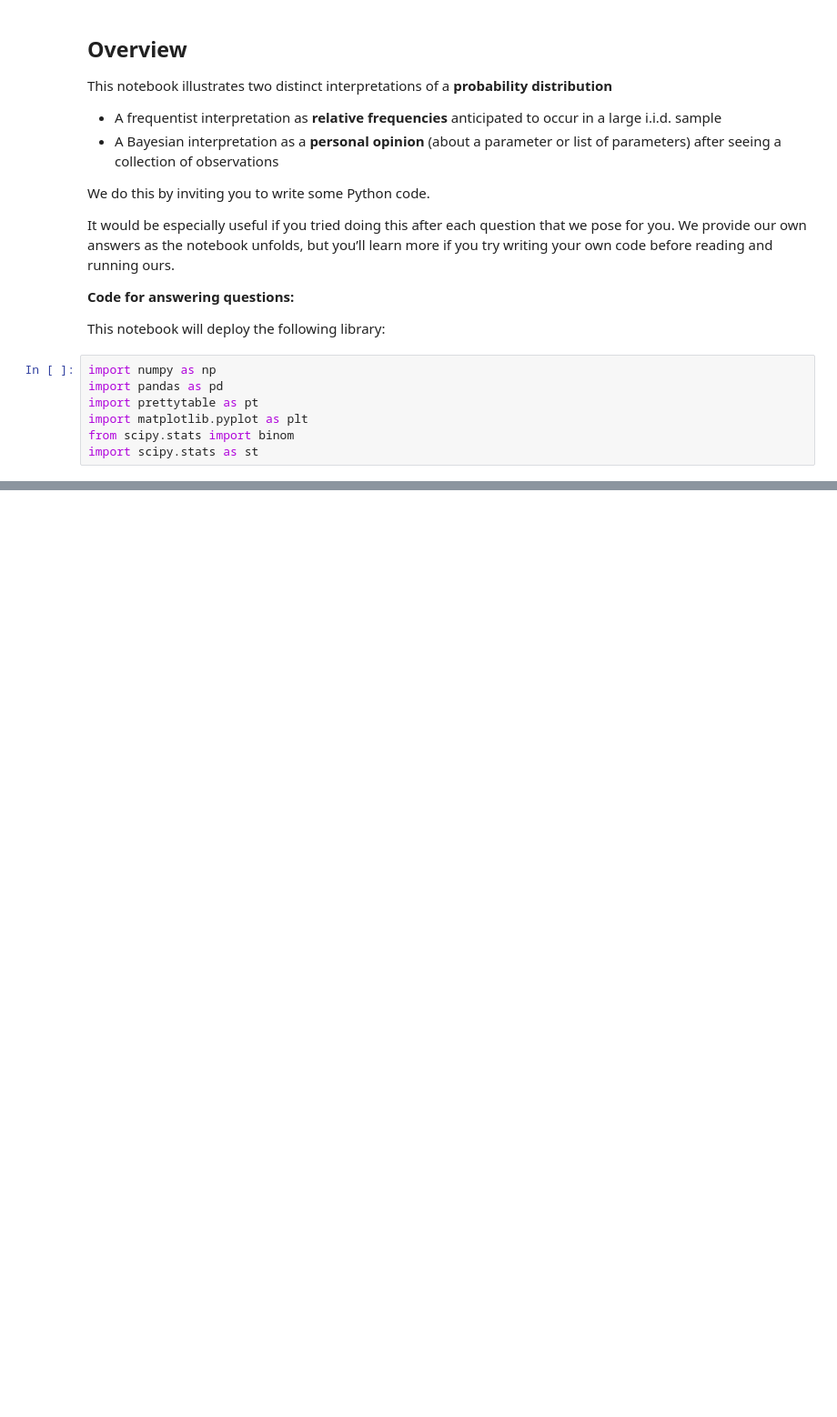
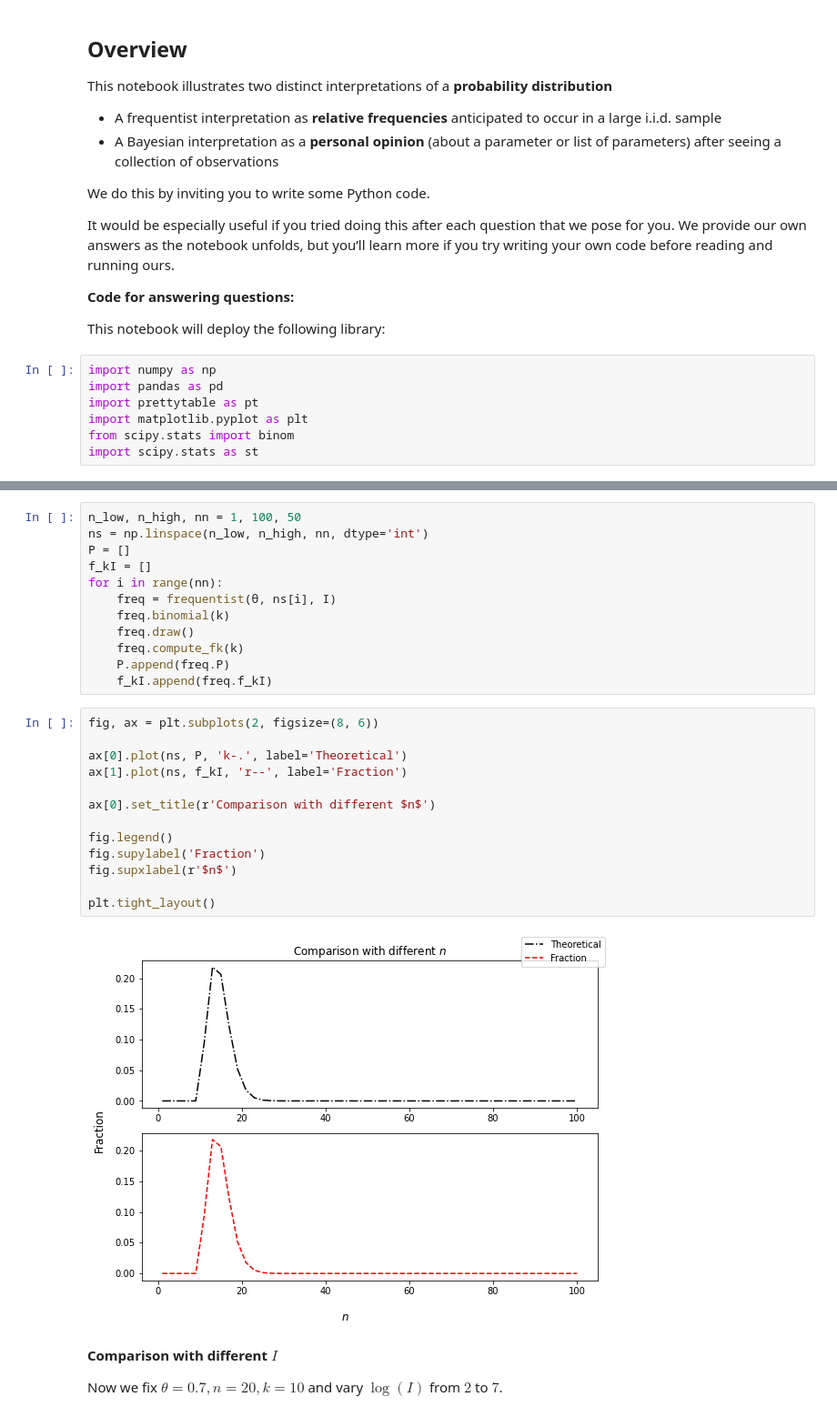
Before and after one commit to beauvilerobed/quantitative-economics-with-python, a Jupyter notebook: elementary_statistics/10_two_meaning_of_probability.ipynb, the cells around one changed output, grey strips where cells are left out. Shown at 91% size. Cells and saved outputs as stored; diff of their text form; blank space fills up the shorter version.

```diff
--- a/elementary_statistics/10_two_meaning_of_probability.ipynb
+++ b/elementary_statistics/10_two_meaning_of_probability.ipynb
@@ -69,0 +197,31 @@ As usual, a law of large numbers justifies this answer.
+# %%
+n_low, n_high, nn = 1, 100, 50
+ns = np.linspace(n_low, n_high, nn, dtype='int')
+P = []
+f_kI = []
+for i in range(nn):
+    freq = frequentist(θ, ns[i], I)
+    freq.binomial(k)
+    freq.draw()
+    freq.compute_fk(k)
+    P.append(freq.P)
+    f_kI.append(freq.f_kI)
+# %%
+fig, ax = plt.subplots(2, figsize=(8, 6))
+
+ax[0].plot(ns, P, 'k-.', label='Theoretical')
+ax[1].plot(ns, f_kI, 'r--', label='Fraction')
+
+ax[0].set_title(r'Comparison with different $n$')
+
+fig.legend()
+fig.supylabel('Fraction')
+fig.supxlabel(r'$n$')
+
+plt.tight_layout()
+# %% [output]
+[figure, added]
+# %% [markdown]
+**Comparison with different $ I $**
+
+Now we fix $ \theta=0.7, n=20, k=10 $ and vary $ \log(I) $ from $ 2 $ to $ 7 $.
```
Also changed, not shown: parts of 25 cells of this notebook.
